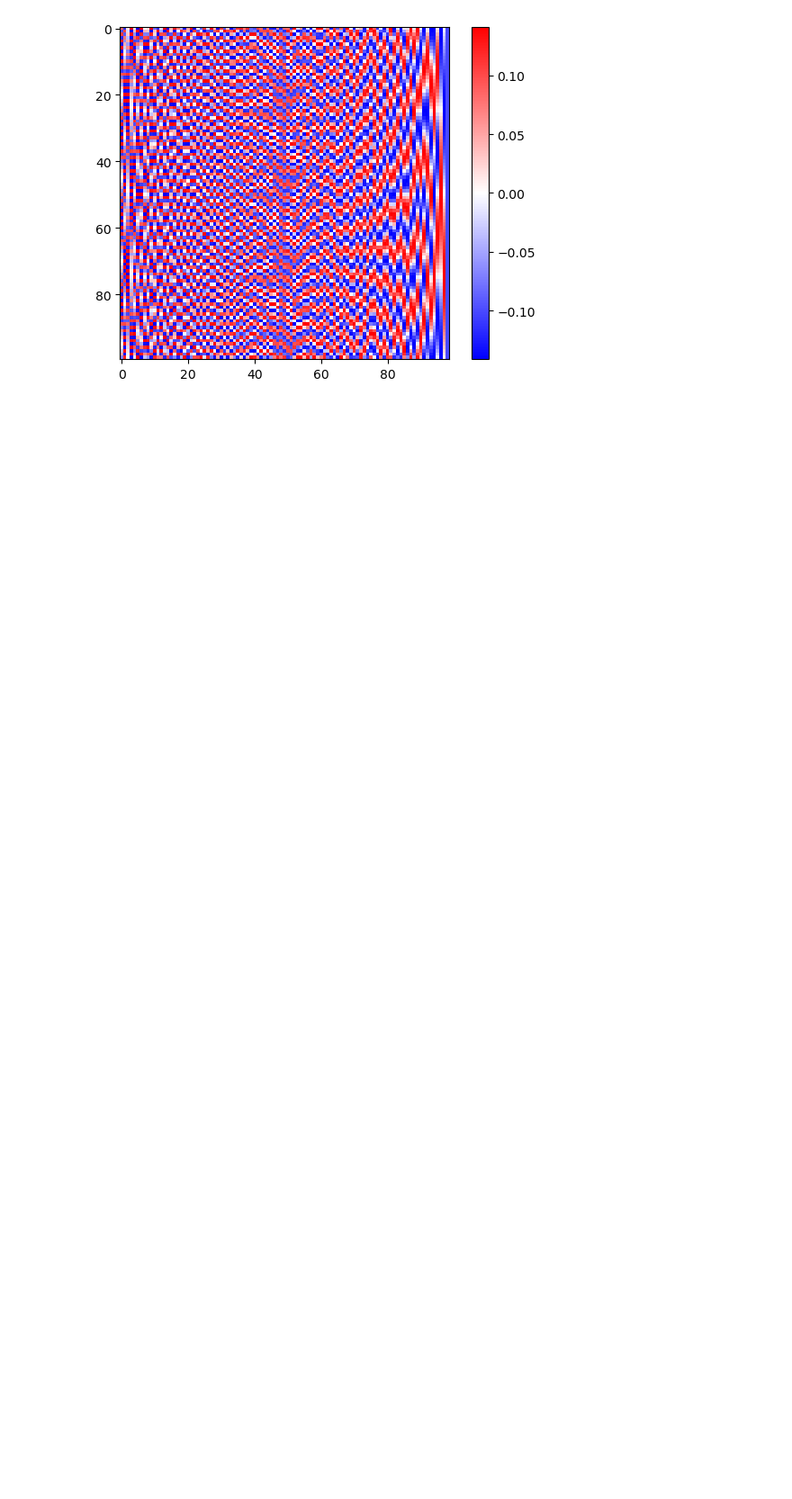
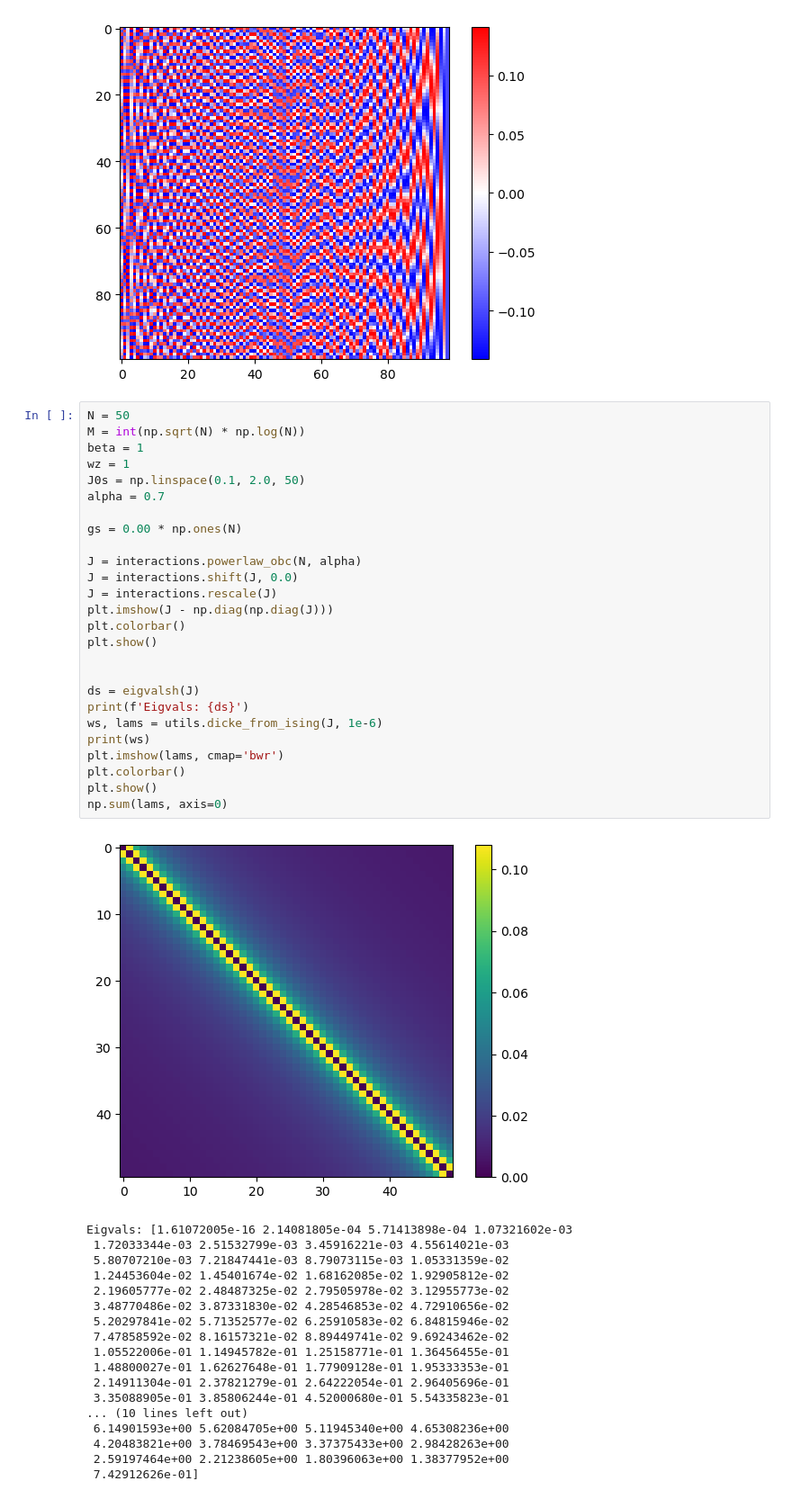
Before and after one commit to chuan97/long-range-ising, a Jupyter notebook: test.ipynb, the cells around one changed output. Shown at 90% size. Saved outputs shown, nothing was run; the diff lists cells and outputs as text; blank space fills up the shorter version.

```diff
--- a/test.ipynb
+++ b/test.ipynb
@@ -395,3 +412,48 @@ Eigvals: [1.69033665e-17 2.49058301e-05 2.49058301e-05 4.89138278e-05
 [figure]
 [figure]
 [figure]
+# %%
+N = 50
+M = int(np.sqrt(N) * np.log(N))
+beta = 1
+wz = 1
+J0s = np.linspace(0.1, 2.0, 50)
+alpha = 0.7
+
+gs = 0.00 * np.ones(N)
+
+J = interactions.powerlaw_obc(N, alpha)
+J = interactions.shift(J, 0.0)
+J = interactions.rescale(J)
+plt.imshow(J - np.diag(np.diag(J)))
+plt.colorbar()
+plt.show()
+
+
+ds = eigvalsh(J)
+print(f'Eigvals: {ds}')
+ws, lams = utils.dicke_from_ising(J, 1e-6)
+print(ws)
+plt.imshow(lams, cmap='bwr')
+plt.colorbar()
+plt.show()
+np.sum(lams, axis=0)
+# %% [output]
+[figure, added]
+Eigvals: [1.61072005e-16 2.14081805e-04 5.71413898e-04 1.07321602e-03
+ 1.72033344e-03 2.51532799e-03 3.45916221e-03 4.55614021e-03
+ 5.80707210e-03 7.21847441e-03 8.79073115e-03 1.05331359e-02
+ 1.24453604e-02 1.45401674e-02 1.68162085e-02 1.92905812e-02
+ 2.19605777e-02 2.48487325e-02 2.79505978e-02 3.12955773e-02
+ 3.48770486e-02 3.87331830e-02 4.28546853e-02 4.72910656e-02
+ 5.20297841e-02 5.71352577e-02 6.25910583e-02 6.84815946e-02
+ 7.47858592e-02 8.16157321e-02 8.89449741e-02 9.69243462e-02
+ 1.05522006e-01 1.14945782e-01 1.25158771e-01 1.36456455e-01
+ 1.48800027e-01 1.62627648e-01 1.77909128e-01 1.95333353e-01
+ 2.14911304e-01 2.37821279e-01 2.64222054e-01 2.96405696e-01
+ 3.35088905e-01 3.85806244e-01 4.52000680e-01 5.54335823e-01
+... (10 lines left out)
+ 6.14901593e+00 5.62084705e+00 5.11945340e+00 4.65308236e+00
+ 4.20483821e+00 3.78469543e+00 3.37375433e+00 2.98428263e+00
+ 2.59197464e+00 2.21238605e+00 1.80396063e+00 1.38377952e+00
+ 7.42912626e-01]
```
Also changed, not shown: parts of 4 cells of this notebook, 4 other files.
